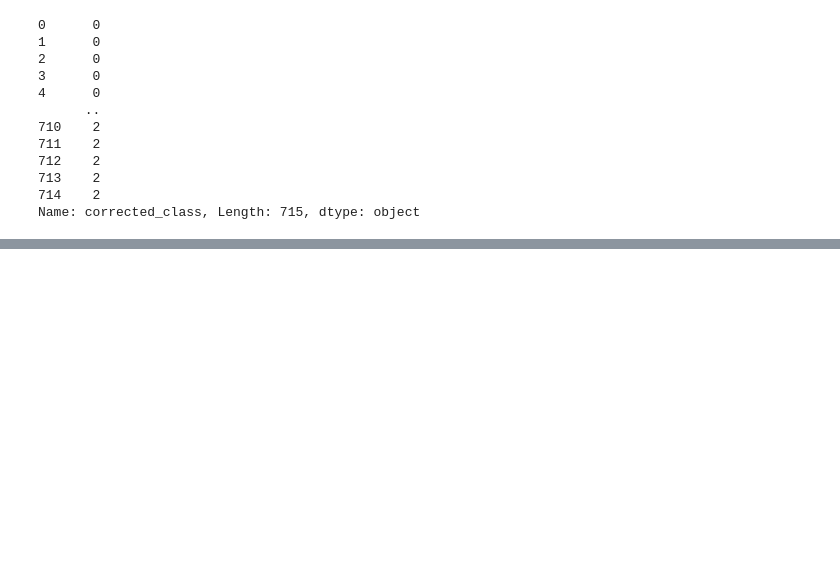
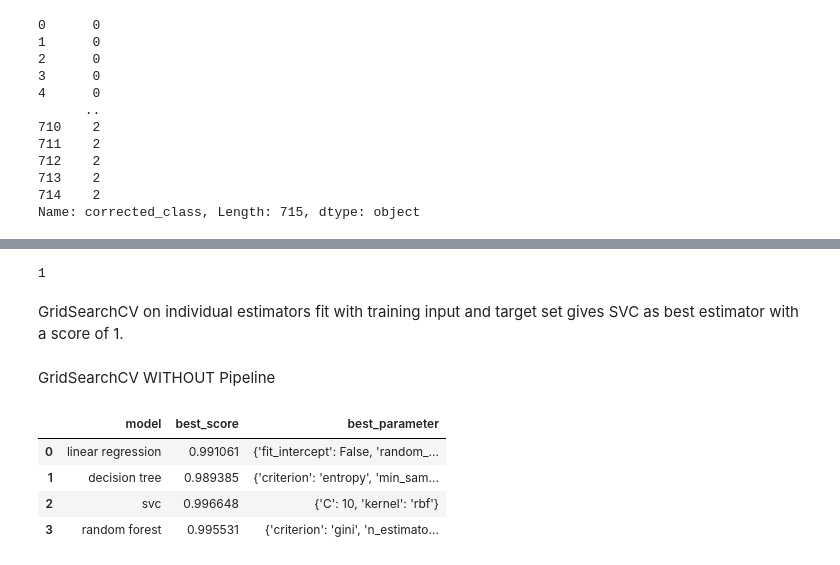
Before and after one commit to Sara-Yunus/PrepProjs, a Jupyter notebook: artificial_2d-3c-no123.ipynb, the cells around one changed output, grey strips where cells are left out. Saved outputs shown, nothing was run; the diff lists cells and outputs as text; code cells hidden in the pictures; blank space fills up the shorter version.

```diff
--- a/artificial_2d-3c-no123.ipynb
+++ b/artificial_2d-3c-no123.ipynb
@@ -124,0 +325,8 @@ model.score(x,y)
+# %%
+clf4.best_index_
+# %% [output]
+1
+# %% [markdown]
+GridSearchCV on individual estimators fit with training input and target set gives SVC as best estimator with a score of 1.
+# %% [markdown]
+GridSearchCV WITHOUT Pipeline
@@ -124,0 +386,8 @@ model.score(x,y)
+# %%
+best_model_using_gridsearchCV(input_set, target_set)
+# %% [output]
+|  | model | best_score | best_parameter |
+| 0 | linear regression | 0.991061 | {'fit_intercept': False, 'random_... |
+| 1 | decision tree | 0.989385 | {'criterion': 'entropy', 'min_sam... |
+| 2 | svc | 0.996648 | {'C': 10, 'kernel': 'rbf'} |
+| 3 | random forest | 0.995531 | {'criterion': 'gini', 'n_estimato... |
```
Also changed, not shown: parts of 50 cells of this notebook, 2 other files.
